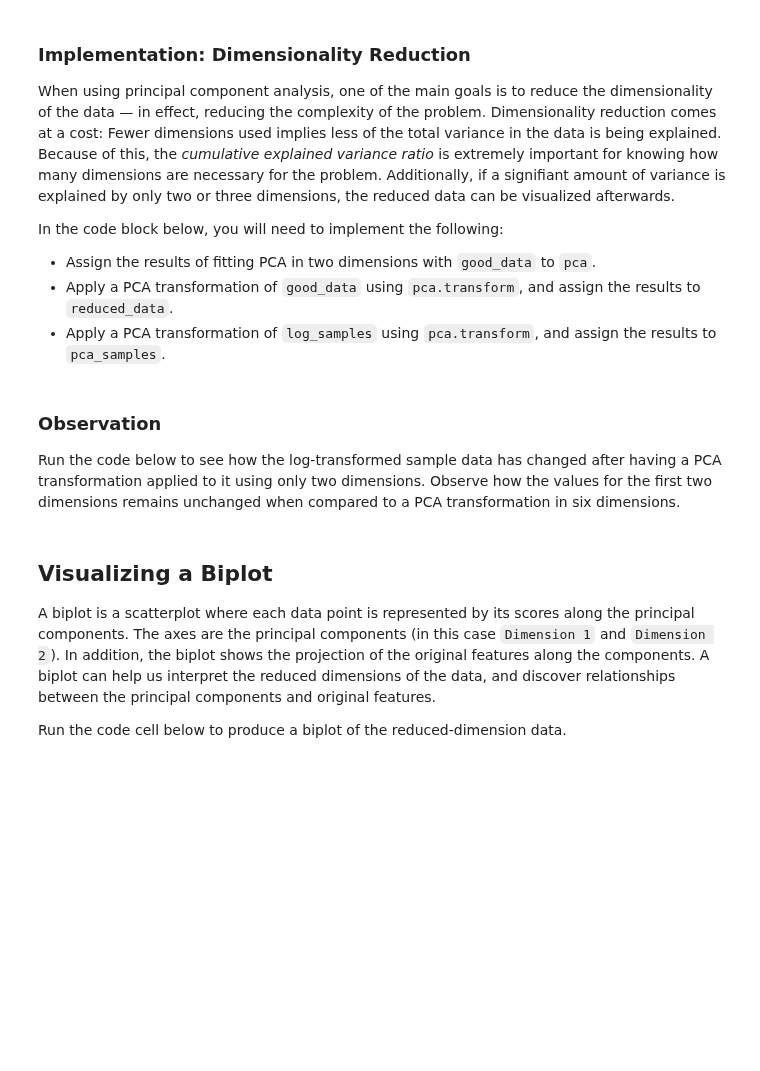
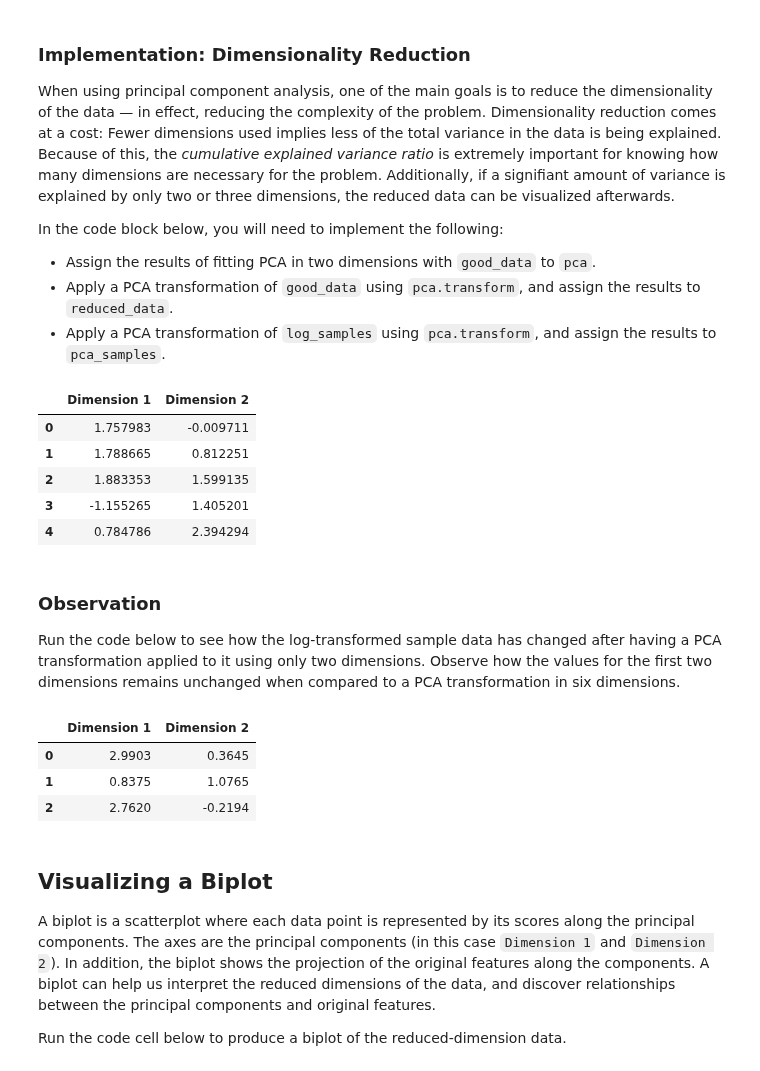
Before and after one commit to NekuSakuraba/machine-learning, a Jupyter notebook: projects/customer_segments/customer_segments.ipynb, the cells around one changed output. Drawn from its saved outputs; the diff is of its cells as text; code cells hidden in the pictures; blank space fills up the shorter version.

```diff
--- a/projects/customer_segments/customer_segments.ipynb
+++ b/projects/customer_segments/customer_segments.ipynb
@@ -437,22 +460,37 @@ In the code block below, you will need to implement the following:
  - Apply a PCA transformation of `log_samples` using `pca.transform`, and assign the results to `pca_samples`.
 # %%
 # TODO: Apply PCA by fitting the good data with only two dimensions
-pca = None
+pca = PCA(n_components=2)
+pca.fit(good_data)
 
 # TODO: Transform the good data using the PCA fit above
-reduced_data = None
+reduced_data = pca.transform(good_data)
 
 # TODO: Transform log_samples using the PCA fit above
-pca_samples = None
+pca_samples = pca.transform(log_samples)
 
 # Create a DataFrame for the reduced data
 reduced_data = pd.DataFrame(reduced_data, columns = ['Dimension 1', 'Dimension 2'])
+# %%
+reduced_data.head()
+# %% [output]
+|  | Dimension 1 | Dimension 2 |
+| 0 | 1.757983 | -0.009711 |
+| 1 | 1.788665 | 0.812251 |
+| 2 | 1.883353 | 1.599135 |
+| 3 | -1.155265 | 1.405201 |
+| 4 | 0.784786 | 2.394294 |
 # %% [markdown]
 ### Observation
 Run the code below to see how the log-transformed sample data has changed after having a PCA transformation applied to it using only two dimensions. Observe how the values for the first two dimensions remains unchanged when compared to a PCA transformation in six dimensions.
 # %%
 # Display sample log-data after applying PCA transformation in two dimensions
 display(pd.DataFrame(np.round(pca_samples, 4), columns = ['Dimension 1', 'Dimension 2']))
+# %% [output]
+|  | Dimension 1 | Dimension 2 |
+| 0 | 2.9903 | 0.3645 |
+| 1 | 0.8375 | 1.0765 |
+| 2 | 2.7620 | -0.2194 |
 # %% [markdown]
 ## Visualizing a Biplot
 A biplot is a scatterplot where each data point is represented by its scores along the principal components. The axes are the principal components (in this case `Dimension 1` and `Dimension 2`). In addition, the biplot shows the projection of the original features along the components. A biplot can help us interpret the reduced dimensions of the data, and discover relationships between the principal components and original features.
```
Also changed, not shown: parts of 20 cells of this notebook.
